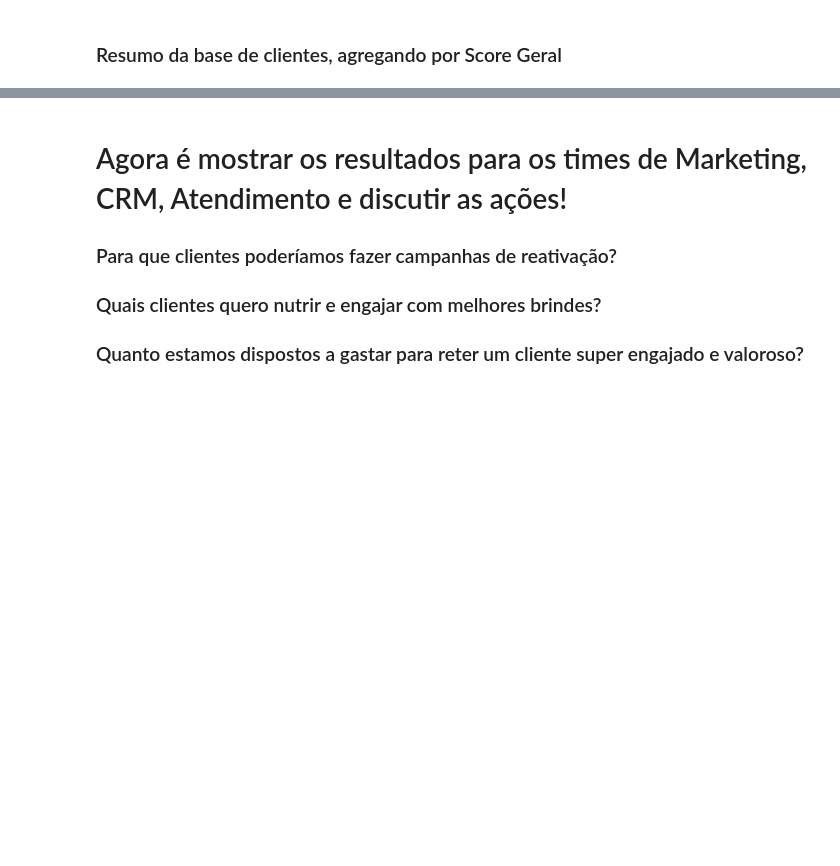
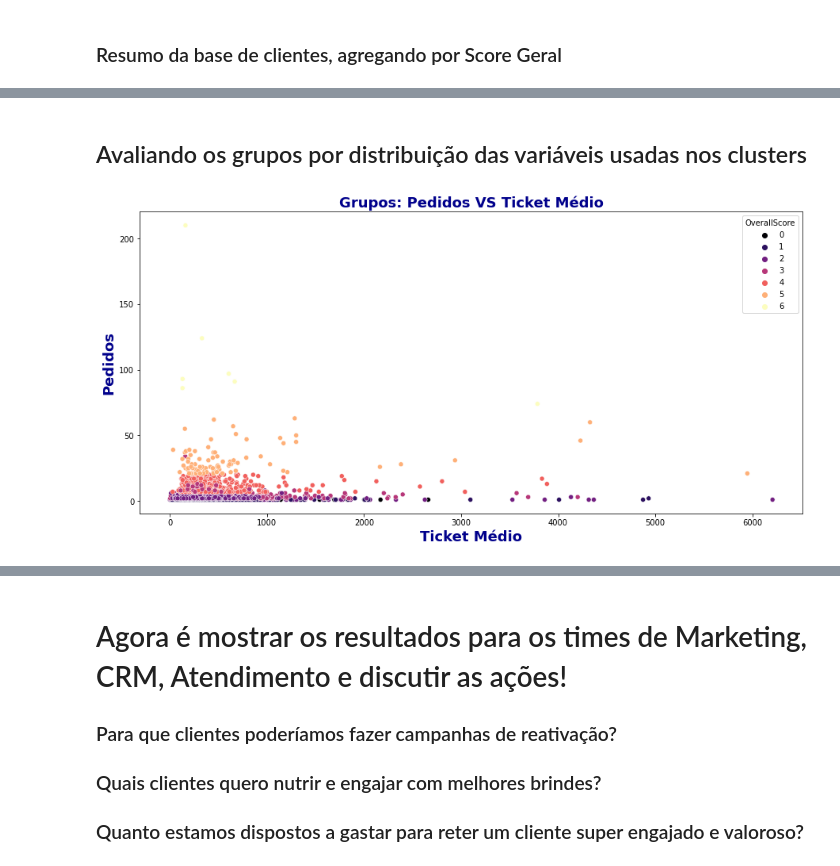
Before and after one commit to bruno-curta/fiap-live-class-machine-learning, a Jupyter notebook: live_class_case_2022_08.ipynb, the cells around one changed output, grey strips where cells are left out. Cells and saved outputs as stored; diff of their text form; code cells hidden in the pictures; blank space fills up the shorter version.

```diff
--- a/live_class_case_2022_08.ipynb
+++ b/live_class_case_2022_08.ipynb
@@ -450 +451,12 @@ customers.groupby('OverallScore').apply(customers_agg)
 | 6 | 7.0 | 7.735484 | 331087.0 | 427.209032 | 497857.610 | 642.396916 | ... |
+# %% [markdown]
+## Avaliando os grupos por distribuição das variáveis usadas nos clusters
+# %%
+plt.figure(figsize=(15,7));
+sns.scatterplot(data=customers.loc[customers['average_ticket']<10000], x='average_ticket', y='transactions', hue = 'OverallScore', palette='magma');
+plt.title("Grupos: Pedidos VS Ticket Médio", fontsize=18, fontweight='bold',color='darkblue');
+plt.xlabel('Ticket Médio',fontsize=18,fontweight='bold',color='darkblue');
+plt.ylabel('Pedidos',fontsize=18,fontweight='bold',color='darkblue');
+plt.show()
+# %% [output]
+[figure, added]
```
Also changed, not shown: parts of 27 cells of this notebook, 1 other file.
